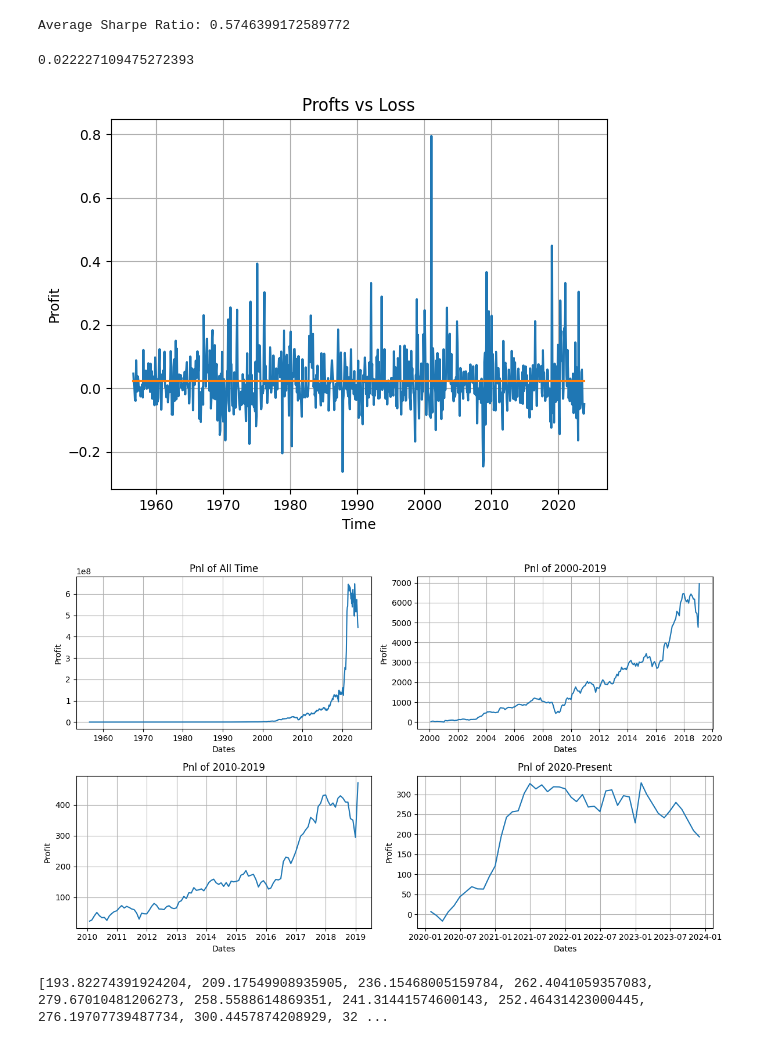
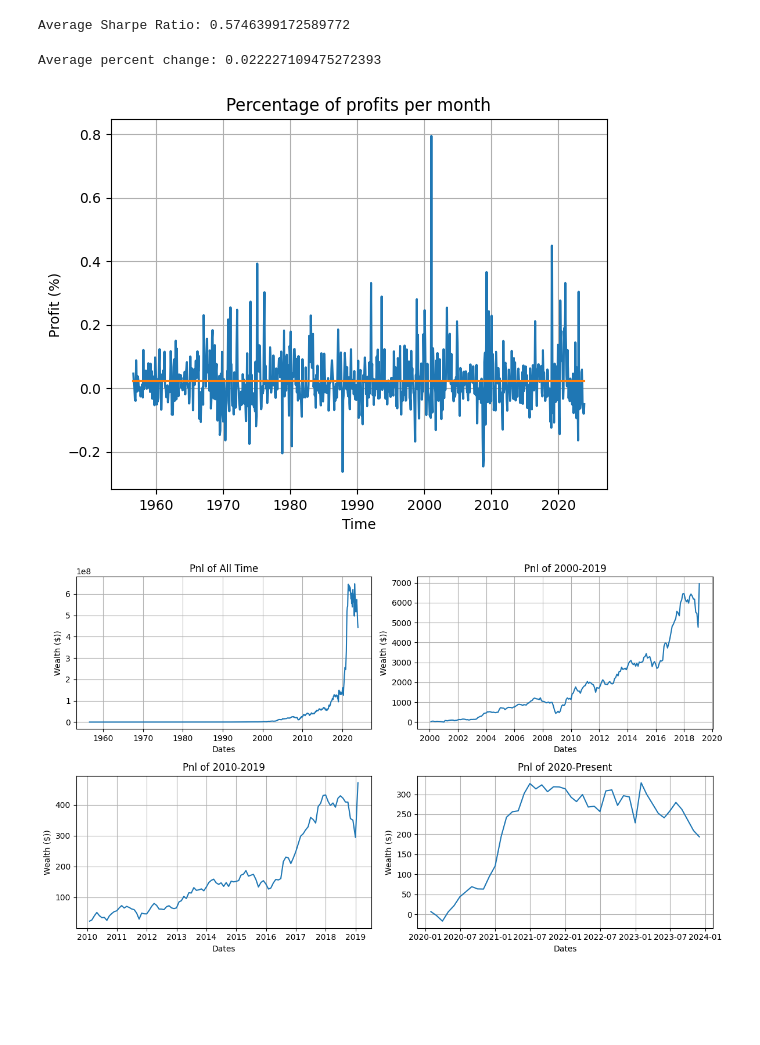
Before and after one commit to mraystaf/CougsOfWallStreet, a Jupyter notebook: Cougars of Wall Street.ipynb, the cells around one changed output. Cells and saved outputs as stored; diff of their text form; code cells hidden in the pictures; blank space fills up the shorter version.

```diff
--- a/Cougars of Wall Street.ipynb
+++ b/Cougars of Wall Street.ipynb
@@ -95,7 +95,7 @@ def BinPortfolio(dataframe, all_dataframe_vars=['PERMNO', 'DATE', 'mkt', 'RET'],
 
     return df
 # %%
-def SharpeRatio(portfolio: pd.DataFrame, past_returns_from_portfolio: pd.DataFrame, rf: float) -> float:
+def SharpeRatio(portfolio, past_returns_from_portfolio, rf):
     """Using the portfolio found in BinCoefficients, this function calculates the Sharpe Ratio for the portfolio"""
     """The df variable is all the market data (only relevant variables). It is used in calculating the standard deviation of returns"""
     """rf indicates the risk-free rate, if there is one"""
@@ -129,14 +126,14 @@ def generate_PnL(portfolio,subset,invest=100):
 # %%
-# TEST CELL
-dependent_var = ['RET']
-regressors = ['mkt', 'roic', 'BEME', 'ME']
-all_dataframe_vars = regressors + dependent_var + ['DATE', 'PERMNO', 'RET_t+1', 'PRC', 'PRC_t+1']
-subset = df[df['DATE'] == '2023-01-31']
-subset = subset[all_dataframe_vars]
-subset = subset.dropna()
-go_long = FindCoefficients(dataframe=subset, regressors=regressors)
+# # TEST CELL
+# dependent_var = ['RET']
+# regressors = ['mkt', 'roic', 'BEME', 'ME']
+# all_dataframe_vars = regressors + dependent_var + ['DATE', 'PERMNO', 'RET_t+1', 'PRC', 'PRC_t+1']
+# subset = df[df['DATE'] == '2023-01-31']
+# subset = subset[all_dataframe_vars]
+# subset = subset.dropna()
+# go_long = FindCoefficients(dataframe=subset, regressors=regressors)
 
-portfolio = BinPortfolio(subset, all_dataframe_vars, regressors, go_long=go_long)
-portfolio
+# portfolio = BinPortfolio(subset, all_dataframe_vars, regressors, go_long=go_long)
+# portfolio
 
-generate_PnL(portfolio,subset,100)
+# generate_PnL(portfolio,subset,100)
@@ -197,15 +192,8 @@ for month in tqdm.tqdm(sorted_dates):
     # Calculate the Sharpe Ratio. These are calculated in reference to RET_t+1
     sharpe_ratios.append(SharpeRatio(portfolio=portfolio, past_returns_from_portfolio=past_returns_from_portfolio, rf=0))
 
-    # Calculate the pnl curve using stocks from the bin and assuming that equal money is spent on each stock and the stock is sold at the end of the month TODO
-
-    #TODO Figure out what PnL to use
-    # sum = generate_PnL(portfolio=portfolio, subset=currentData, invest=sum)[0]
-    # pnl_curves.append(sum - 100)
-    percent_change_profit = generate_PnL(portfolio=portfolio, subset=currentData, invest=100)
-
-
-
+    # Calculate the pnl curve using stocks from the bin and assuming that equal money is spent on each stock and the stock is sold at the end of the month
+    percent_change_profit = generate_PnL(portfolio=portfolio, invest=100)
     pnl_curves.append(percent_change_profit)
 # %%
 # Plot the sharpe ratio for each month
@@ -225,14 +213,14 @@ print(f"Average Sharpe Ratio: {np.mean(sharpes)}")
 [figure]
 Average Sharpe Ratio: 0.5746399172589772
 # %%
-# Permno 72040.0   at 1991-11-30 is messing up
+# Generate the percentage of profits graph
 plt.plot(dates_with_data,pnl_curves)
 plt.grid()
-plt.title("Profts vs Loss")
+plt.title("Percentage of profits per month")
 plt.xlabel("Time")
-plt.ylabel("Profit")
+plt.ylabel("Profit (%)")
 plt.plot(dates_with_data, [np.mean(pnl_curves)] * len(dates_with_data))
-print(np.mean(pnl_curves))
+print(f"Average percent change: {np.mean(pnl_curves)}")
 # %% [output]
-0.022227109475272393
+Average percent change: 0.022227109475272393
-[figure, old version]
+[figure, new version]
@@ -264,31 +227,41 @@ for percentincrease in pnl_curves[762:]:
 # %%
+def generate_investment_output(pnl_percent_list, start_investment=100):
+    pnl = []
+    next_investment_amount = start_investment
+    for percentincrease in pnl_percent_list:
+        next_investment_amount = next_investment_amount * percentincrease + next_investment_amount
+        pnl.append(next_investment_amount-100)
+    return pnl
+
+pnl_2000_2019 = generate_investment_output(pnl_percent_list=pnl_curves[522:751])
+pnl_2010_2019 = generate_investment_output(pnl_percent_list=pnl_curves[642:751])
+pnl_2020_present = generate_investment_output(pnl_percent_list=pnl_curves[762:])
+pnl_all_time = generate_investment_output(pnl_percent_list=pnl_curves)
+
 #This plots the Pnl over 4 time periods (all time, 2000-present, 2010-2019, 2020-present)
 fig, axs = plt.subplots(2, 2, figsize=(12,7))
 
 
 axs[0,0].set_title('Pnl of All Time')
-axs[0,0].plot(dates_with_data, pnlalltime)
+axs[0,0].plot(dates_with_data, pnl_all_time)
 axs[0,0].grid()
 
 axs[0,1].set_title('Pnl of 2000-2019')
-axs[0,1].plot(dates_with_data[522:751], pnl20002019)
+axs[0,1].plot(dates_with_data[522:751], pnl_2000_2019)
 axs[0,1].grid()
 
 axs[1,0].set_title('Pnl of 2010-2019')
-axs[1,0].plot(dates_with_data[642:751], pnl20102019)
+axs[1,0].plot(dates_with_data[642:751], pnl_2010_2019)
 axs[1,0].grid()
 
 axs[1,1].set_title('Pnl of 2020-Present')
-axs[1,1].plot(dates_with_data[762:], pnl2020present)
+axs[1,1].plot(dates_with_data[762:], pnl_2020_present)
 axs[1,1].grid()
 
 
 for ax in axs.flat:
-    ax.set(xlabel='Dates', ylabel='Profit')
+    ax.set(xlabel='Dates', ylabel='Wealth ($))')
 fig.tight_layout()
 plt.show()
-
-print(pnl2020present[::-1])
 # %% [output]
-[figure, old version]
+[figure, new version]
-[193.82274391924204, 209.17549908935905, 236.15468005159784, 262.4041059357083, 279.67010481206273, 258.5588614869351, 241.31441574600143, 252.46431423000445, 276.19707739487734, 300.4457874208929, 32 ...
```
Also changed, not shown: parts of 3 cells of this notebook.
